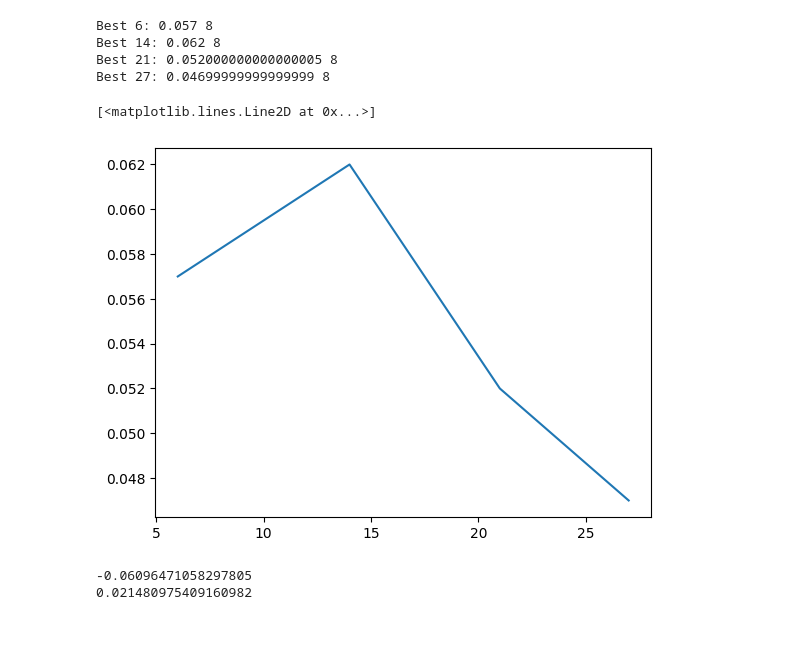
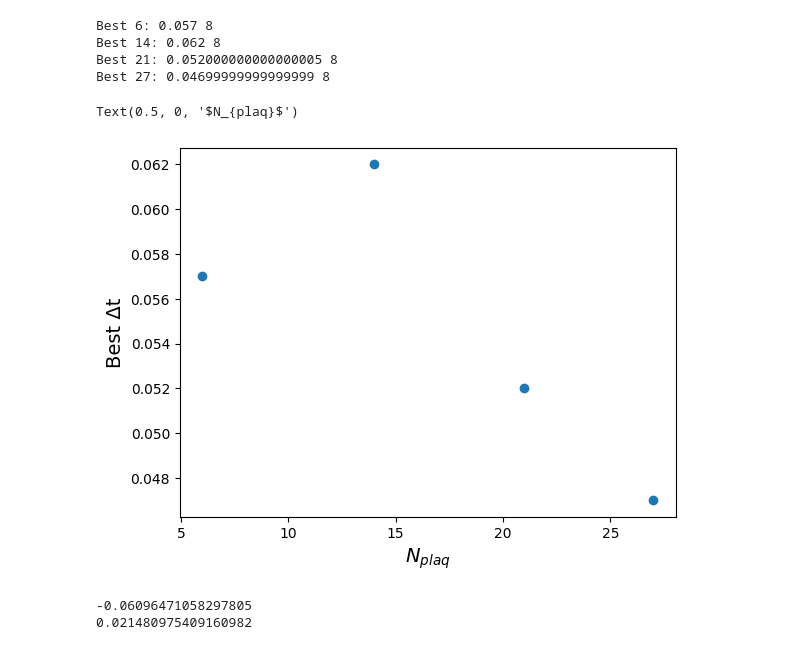
Before and after one commit to yiiyama/skqd_z2lgt, a Jupyter notebook: notebooks/unitary_krylov.ipynb, the cells around one changed output. Drawn from its saved outputs; the diff is of its cells as text; code cells hidden in the pictures.

```diff
--- a/notebooks/unitary_krylov.ipynb
+++ b/notebooks/unitary_krylov.ipynb
@@ -103,3 +103,6 @@ config_30 = '''
 '''
 
 configs_all = configs + configs_large
+# %%
+lattice = TriangularZ2Lattice(configs_all[-1])
+lattice.draw_graph();
@@ -149,3 +154,19 @@ else:
             # exact_eigvecs[nplaq] = vecs
             out.create_dataset(f'eigvals_n{nplaq}', data=vals)
             out.create_dataset(f'eigvecs_n{nplaq}', data=vecs)
+# %%
+plaquette_energy = 0.1
+delta_t = 0.02
+histograms = []
+
+for config in configs:
+    lattice = TriangularZ2Lattice(config)
+    dual_lattice = lattice.plaquette_dual()
+    nplaq = dual_lattice.num_plaquettes
+    hamiltonian = dual_lattice.make_hamiltonian(plaquette_energy)
+    trotter_uvec = make_trotter_uvec(hamiltonian, delta_t)
+    psi = simulate(trotter_uvec, nplaq, 1, num_substeps=1, dims=(1,))[0]
+    probs = jnp.square(jnp.abs(psi))
+    excitations = jnp.sum((jnp.arange(2 ** nplaq)[:, None] >> jnp.arange(nplaq)[::-1]) % 2, axis=1)
+    histogram = jnp.zeros(nplaq + 1)
+    histograms.append(np.array(histogram.at[excitations].add(probs)))
@@ -151,0 +176,3 @@ else:
+# %%
+for hist, nplaq in zip(histograms, nplaqs):
+    print(hist[2] / hist[0] / nplaq)
@@ -262,10 +297,12 @@ Best 14: 0.062 8
 Best 21: 0.052000000000000005 8
 Best 27: 0.04699999999999999 8
 # %%
-plt.plot([6, 14, 21, 27], [best_6, best_14, best_21, best_27])
+plt.scatter([6, 14, 21, 27], [best_6, best_14, best_21, best_27])
+plt.ylabel('Best Δt', fontsize=14)
+plt.xlabel('$N_{plaq}$', fontsize=14)
 # %% [output]
-[<matplotlib.lines.Line2D at 0x...>]
+Text(0.5, 0, '$N_{plaq}$')
-[figure, old version]
+[figure, new version]
 # %%
 print(np.pi / exact_eigvals[27][0])
 print(np.pi / 117 * 0.8)
```
Also changed, not shown: parts of 3 cells of this notebook, 15 other files.
